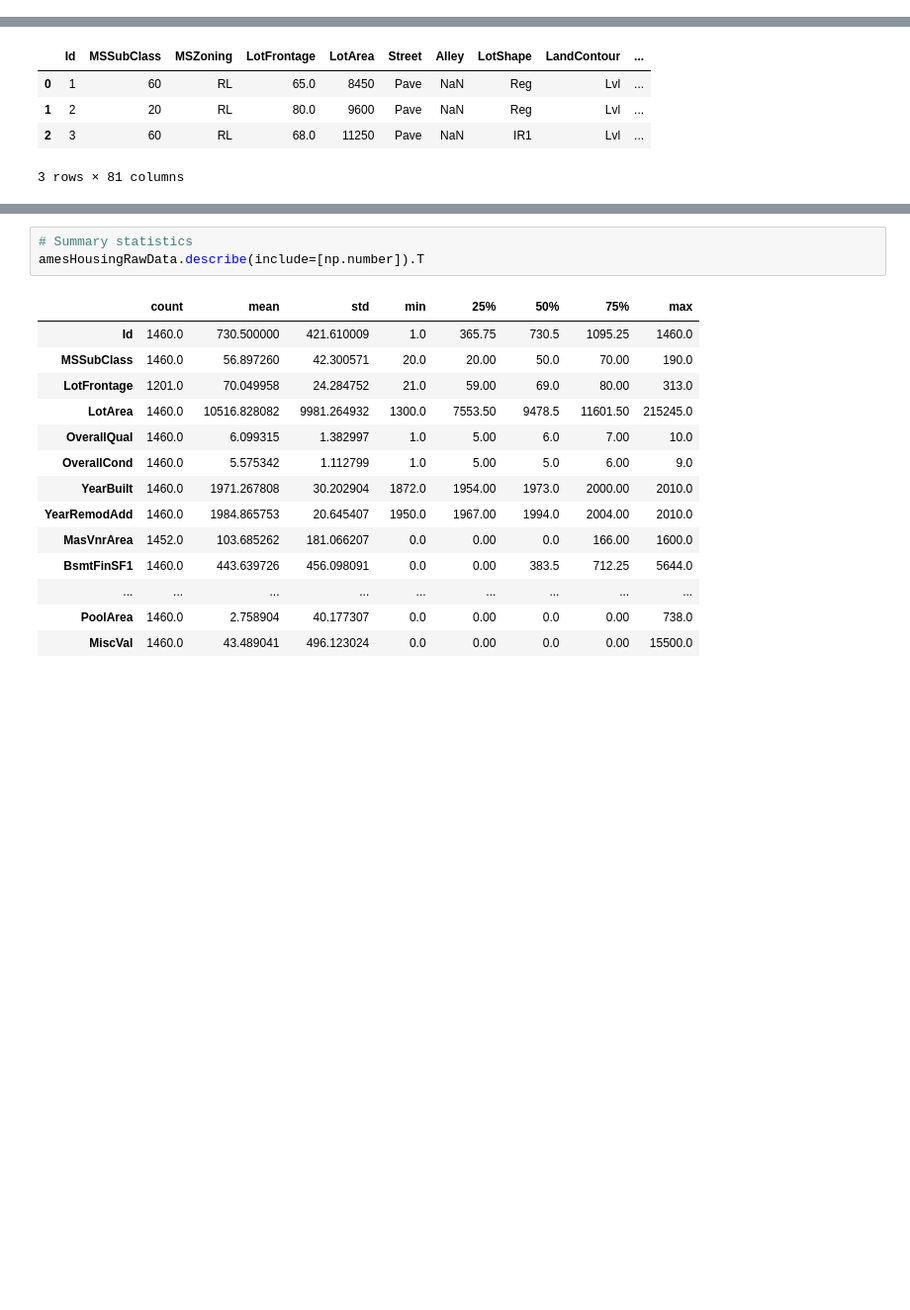
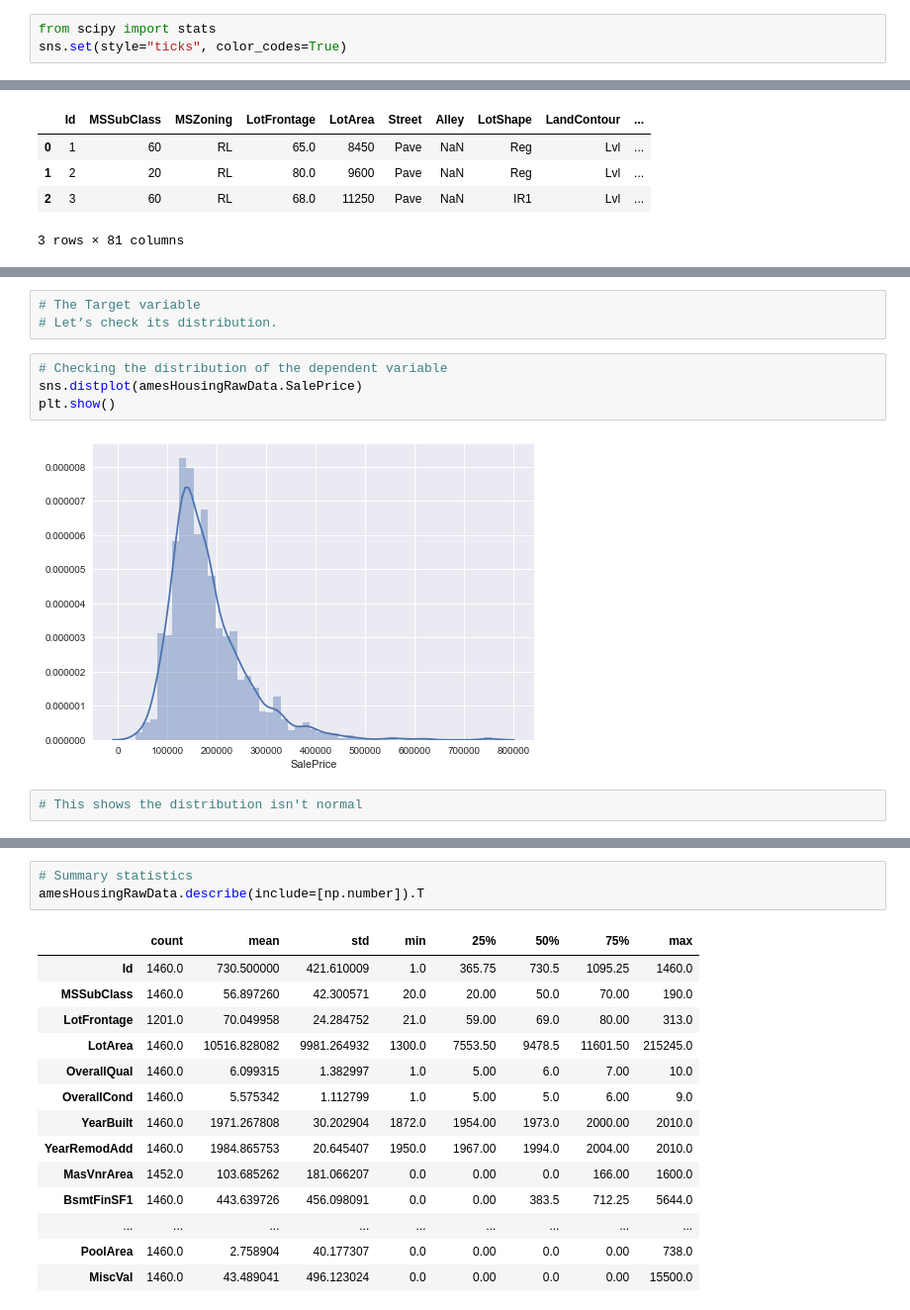
Before and after one commit to Yagniksojitra/Notebooks, a Jupyter notebook: Housing Prices Competition for Kaggle Learn Users/Housing Price Competition.ipynb, the cells around one changed output, grey strips where cells are left out. Shown at 99% size. Cells and saved outputs as stored; diff of their text form; blank space fills up the shorter version.

```diff
--- a/Housing Prices Competition for Kaggle Learn Users/Housing Price Competition.ipynb
+++ b/Housing Prices Competition for Kaggle Learn Users/Housing Price Competition.ipynb
@@ -12,4 +12,7 @@ import patsy
 from statsmodels.graphics.correlation import plot_corr
 from sklearn.model_selection import train_test_split
 plt.style.use('seaborn')
+# %%
+from scipy import stats
+sns.set(style="ticks", color_codes=True)
 # %%
@@ -33,0 +51,11 @@ amesHousingRawData.shape
+# %%
+# The Target variable
+# Let’s check its distribution.
+# %%
+# Checking the distribution of the dependent variable
+sns.distplot(amesHousingRawData.SalePrice)
+plt.show()
+# %% [output]
+[figure, added]
+# %%
+# This shows the distribution isn't normal
```
Also changed, not shown: parts of 26 cells of this notebook, 5 other files.
